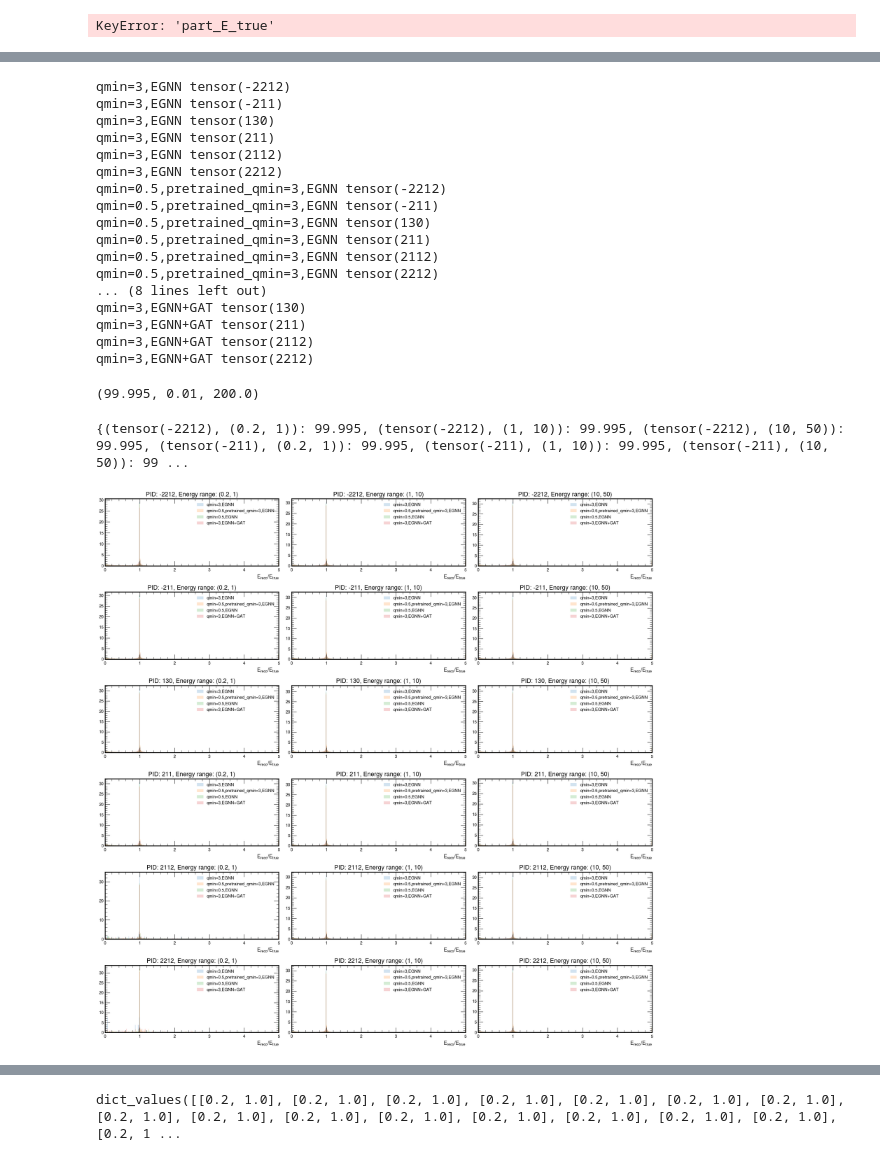
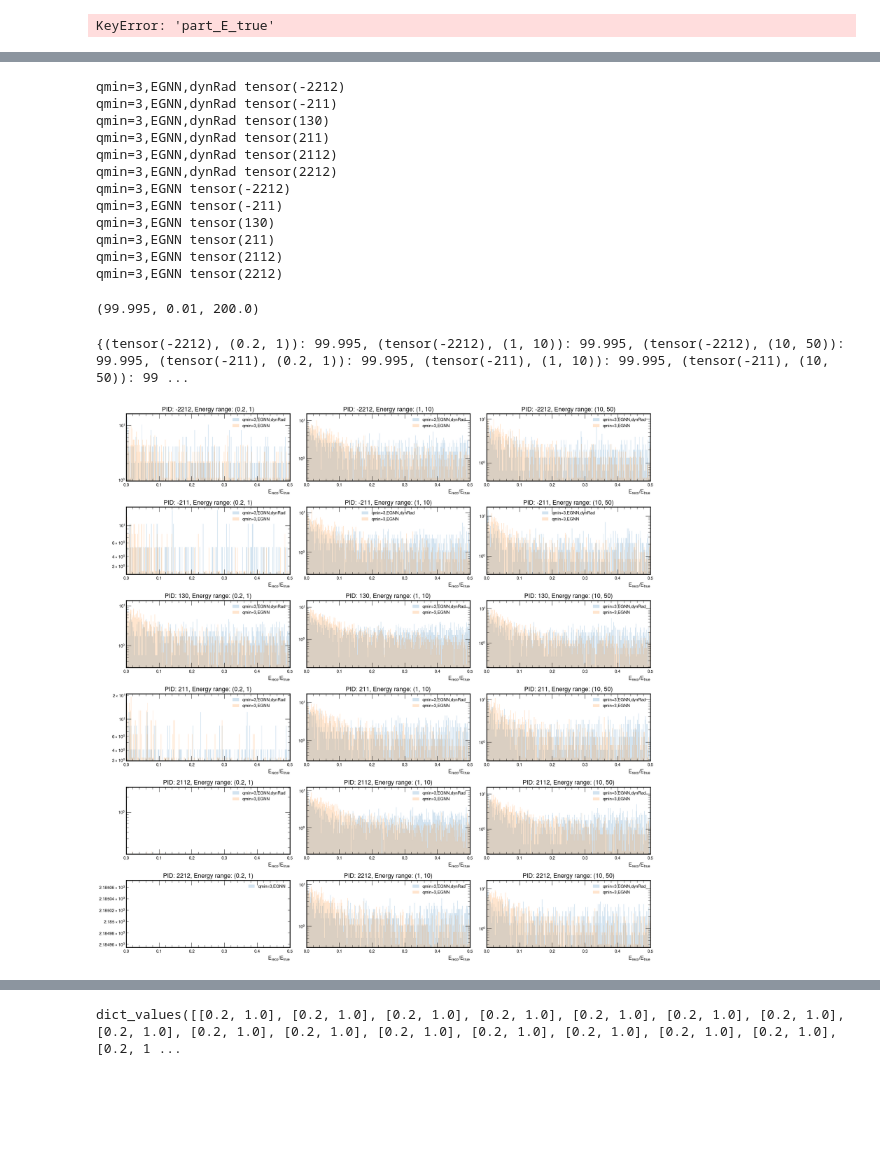
Before and after one commit to selvaggi/mlpf, a Jupyter notebook: scripts/clean_plot_e_frac_results_vs_energy_comparison.ipynb, the cells around one changed output, grey strips where cells are left out. Drawn from its saved outputs; the diff is of its cells as text; code cells hidden in the pictures; blank space fills up the shorter version.

```diff
--- a/scripts/clean_plot_e_frac_results_vs_energy_comparison.ipynb
+++ b/scripts/clean_plot_e_frac_results_vs_energy_comparison.ipynb
@@ -24,6 +24,11 @@ files = {
     "qmin=3,EGNN+GAT": "/eos/user/g/gkrzmanc/summ_results/frac_energy_plots/25_08_train_with_gat_egnn_mixed_inf/temp_ckpt.pkl",
 }
 
+files = {
+    "qmin=3,EGNN,dynRad": "/eos/user/g/gkrzmanc/summ_results/frac_energy_plots1/dynamic_radius_EGNN_qmin3_minrad01/temp_ckpt.pkl",
+    "qmin=3,EGNN": "/eos/user/g/gkrzmanc/summ_results/frac_energy_plots/23_08_larger_DS_known_particle_ckpts/temp_ckpt.pkl"
+}
+
 result = {key: pickle.load(open(value, "rb")) for key, value in files.items()}
 # %%
 def getEffSigma(data_for_hist, percentage=0.683, bins=100):
@@ -155,23 +148,18 @@ for key, val in result.items():
 
 num_pids, num_ranges = len(e_frac_per_pid_and_range[itm].keys()), len(ranges)
 # %% [output]
+qmin=3,EGNN,dynRad tensor(-2212)
+qmin=3,EGNN,dynRad tensor(-211)
+qmin=3,EGNN,dynRad tensor(130)
+qmin=3,EGNN,dynRad tensor(211)
+qmin=3,EGNN,dynRad tensor(2112)
+qmin=3,EGNN,dynRad tensor(2212)
 qmin=3,EGNN tensor(-2212)
 qmin=3,EGNN tensor(-211)
 qmin=3,EGNN tensor(130)
 qmin=3,EGNN tensor(211)
 qmin=3,EGNN tensor(2112)
 qmin=3,EGNN tensor(2212)
-qmin=0.5,pretrained_qmin=3,EGNN tensor(-2212)
-qmin=0.5,pretrained_qmin=3,EGNN tensor(-211)
-qmin=0.5,pretrained_qmin=3,EGNN tensor(130)
-qmin=0.5,pretrained_qmin=3,EGNN tensor(211)
-qmin=0.5,pretrained_qmin=3,EGNN tensor(2112)
-qmin=0.5,pretrained_qmin=3,EGNN tensor(2212)
-... (8 lines left out)
-qmin=3,EGNN+GAT tensor(130)
-qmin=3,EGNN+GAT tensor(211)
-qmin=3,EGNN+GAT tensor(2112)
-qmin=3,EGNN+GAT tensor(2212)
 # %%
 data = e_frac_per_pid_and_range[list(e_frac_per_pid_and_range.keys())[0]][list(e_frac_per_pid_and_range[list(e_frac_per_pid_and_range.keys())[0]].keys())[0]][ranges[0]]
 getEffSigma(data, percentage=0.683, bins=100)
@@ -183,42 +171,45 @@ fig, ax = plt.subplots(num_pids, num_ranges, figsize=(20, 20))
 intervals = {}
 sigmas = {}
 
-def clip(data, n):
-    return [x if x < n else n for x in data]
+def clip(data, n, remove=False):
+    if remove:
+        return [x for x in data if x < n]
+    else:
+        return [x if x < n else n for x in data]
 
 for key, val in e_frac_per_pid_and_range.items():
     for i, pid in enumerate(val.keys()):
         for j, r in enumerate(ranges):
             data = val[pid][r]
             if len(data):
                 median, mean = np.median(data),  data.mean()
                 interval_68 = getEffSigma(data, percentage=0.683, bins=300)
                 # print(data[0], interval_68)
                 sigma = interval_68[0]
                 interval_68 = [interval_68[1], interval_68[2]]
-                data = clip(data, 5)
-                ax[i, j].hist(data, bins=300, label=key, alpha=0.2, density=True)
-                ax[i, j].set_xlim([0, 5])
+                datac = clip(data, 0.5, remove=True)
+                ax[i, j].hist(datac, bins=300, label=key, alpha=0.2, density=True)
+                ax[i, j].set_xlim([0, 0.5])
                 #ax[i, j].axvline(median, color="red", label="Median")
                 #ax[i, j].axvline(mean, color="green", label="Mean")
-                #ax[i, j].set_yscale("log")
+                ax[i, j].set_yscale("log")
                 #ax[i, j].axvline(interval_68[0], color="orange", label="68% interval")
                 #ax[i, j].axvline(interval_68[1], color="orange")
                 # shaded 68% interval
                 #ax[i, j].axvspan(interval_68[0], interval_68[1], 0, 5, color="orange", alpha=0.2)
                 sigmas[(pid, r)] = sigma
                 intervals[(pid, r)] = interval_68
                 ax[i, j].legend()
             ax[i, j].set_xlabel("$E_{reco} / E_{true}$")
             ax[i, j].set_title(f"PID: {pid}, Energy range: {r}")
 
 
 fig.tight_layout()
 fig.show()
 #fig.savefig("/eos/user/g/gkrzmanc/summ_results/frac_energy_plots/24082023_plots/part_plots_more_stat.pdf")
 #fig.savefig("/eos/user/g/gkrzmanc/summ_results/frac_energy_plots/23082023_plots/plot_with_known_particle_match_NOT_known_part.pdf")
 print(sigmas)
-fig.savefig("/eos/user/g/gkrzmanc/summ_results/frac_energy_plots/27082023/plt_resolution_more_28082023_knownpart_linscale.pdf")
+#fig.savefig("/eos/user/g/gkrzmanc/summ_results/frac_energy_plots/27082023/plt_resolution_more_28082023_knownpart_linscale.pdf")
 # %% [output]
 {(tensor(-2212), (0.2, 1)): 99.995, (tensor(-2212), (1, 10)): 99.995, (tensor(-2212), (10, 50)): 99.995, (tensor(-211), (0.2, 1)): 99.995, (tensor(-211), (1, 10)): 99.995, (tensor(-211), (10, 50)): 99 ...
-[figure, old version]
+[figure, new version]
```
Also changed, not shown: parts of 8 cells of this notebook, 1 other file.
